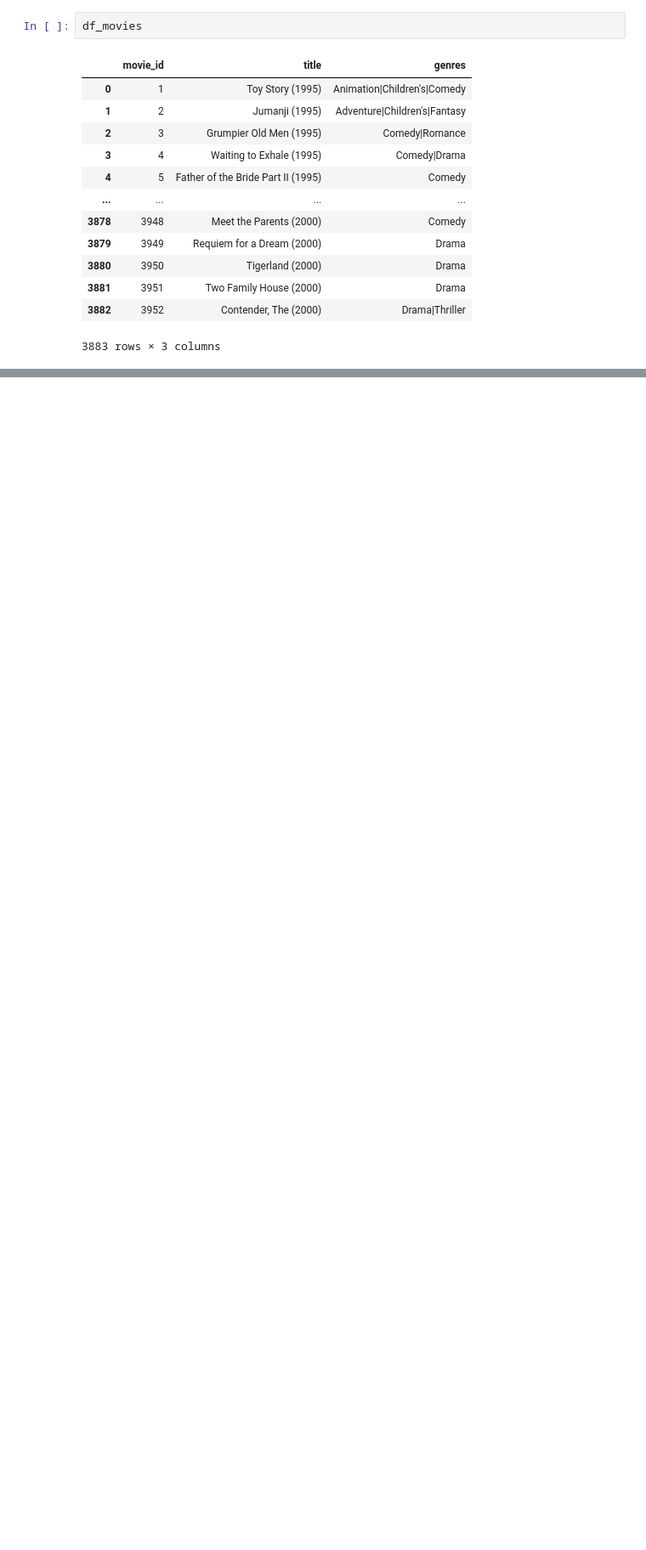
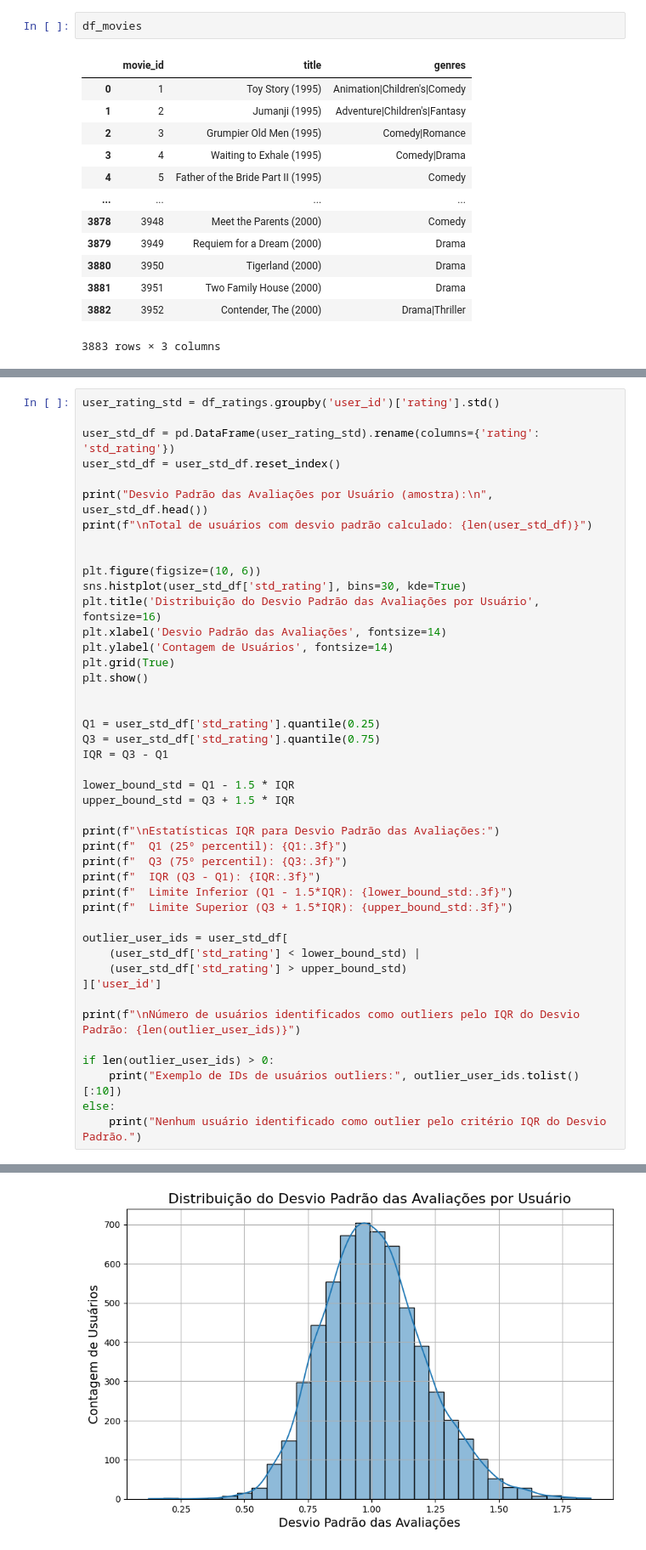
Before and after one commit to lucasmiguels/movielens, a Jupyter notebook: movielens.ipynb, the cells around one changed output, grey strips where cells are left out. Shown at 85% size. Drawn from its saved outputs; the diff is of its cells as text; blank space fills up the shorter version.

```diff
--- a/movielens.ipynb
+++ b/movielens.ipynb
@@ -66,0 +494,45 @@ df_movies
+# %%
+user_rating_std = df_ratings.groupby('user_id')['rating'].std()
+
+user_std_df = pd.DataFrame(user_rating_std).rename(columns={'rating': 'std_rating'})
+user_std_df = user_std_df.reset_index()
+
+print("Desvio Padrão das Avaliações por Usuário (amostra):\n", user_std_df.head())
+print(f"\nTotal de usuários com desvio padrão calculado: {len(user_std_df)}")
+
+
+plt.figure(figsize=(10, 6))
+sns.histplot(user_std_df['std_rating'], bins=30, kde=True)
+plt.title('Distribuição do Desvio Padrão das Avaliações por Usuário', fontsize=16)
+plt.xlabel('Desvio Padrão das Avaliações', fontsize=14)
+plt.ylabel('Contagem de Usuários', fontsize=14)
+plt.grid(True)
+plt.show()
+
+
+Q1 = user_std_df['std_rating'].quantile(0.25)
+Q3 = user_std_df['std_rating'].quantile(0.75)
+IQR = Q3 - Q1
+
+lower_bound_std = Q1 - 1.5 * IQR
+upper_bound_std = Q3 + 1.5 * IQR
+
+print(f"\nEstatísticas IQR para Desvio Padrão das Avaliações:")
+print(f"  Q1 (25º percentil): {Q1:.3f}")
+print(f"  Q3 (75º percentil): {Q3:.3f}")
+print(f"  IQR (Q3 - Q1): {IQR:.3f}")
+print(f"  Limite Inferior (Q1 - 1.5*IQR): {lower_bound_std:.3f}")
+print(f"  Limite Superior (Q3 + 1.5*IQR): {upper_bound_std:.3f}")
+
+outlier_user_ids = user_std_df[
+    (user_std_df['std_rating'] < lower_bound_std) |
+    (user_std_df['std_rating'] > upper_bound_std)
+]['user_id']
+
+print(f"\nNúmero de usuários identificados como outliers pelo IQR do Desvio Padrão: {len(outlier_user_ids)}")
+
+if len(outlier_user_ids) > 0:
+    print("Exemplo de IDs de usuários outliers:", outlier_user_ids.tolist()[:10])
+else:
+    print("Nenhum usuário identificado como outlier pelo critério IQR do Desvio Padrão.")
+# %% [output]
@@ -66,0 +548 @@ df_movies
+[figure, added]
```
Also changed, not shown: parts of 64 cells of this notebook.
